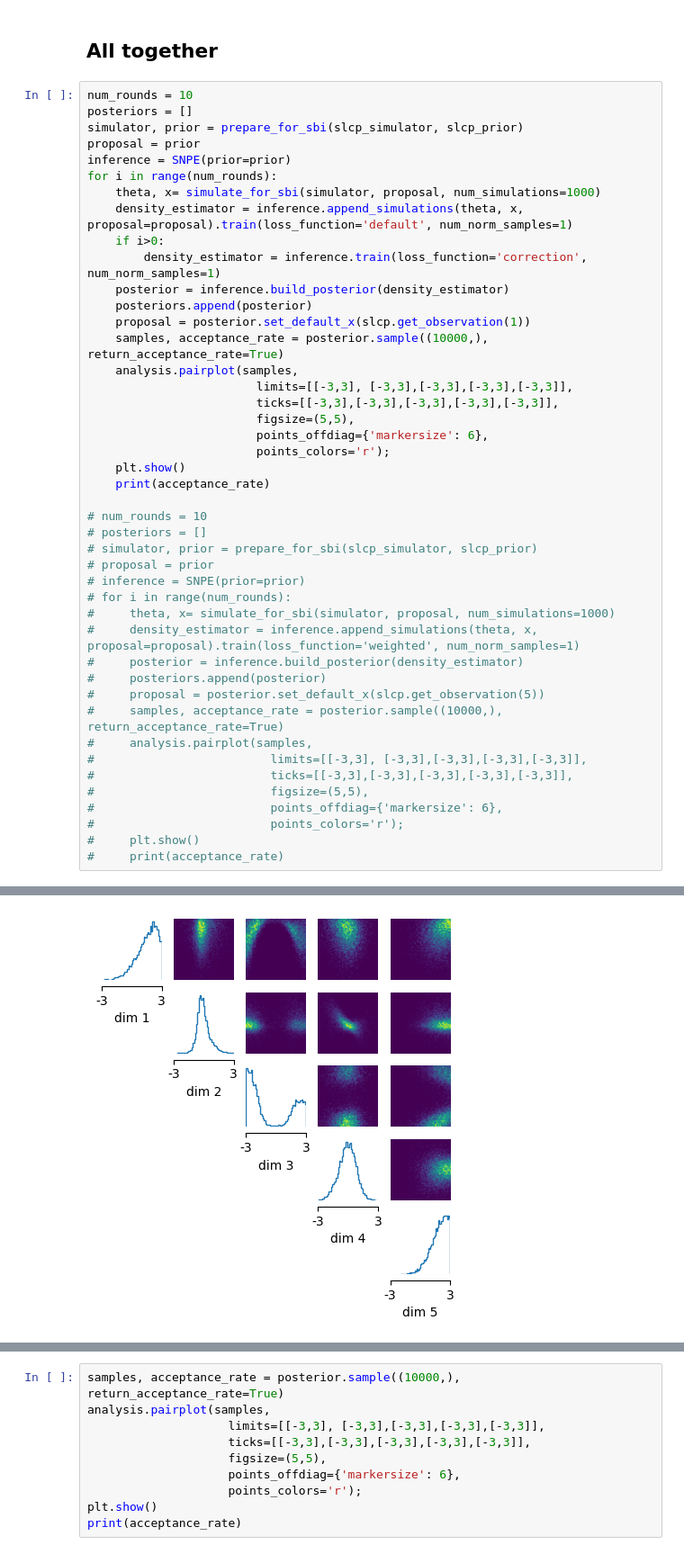
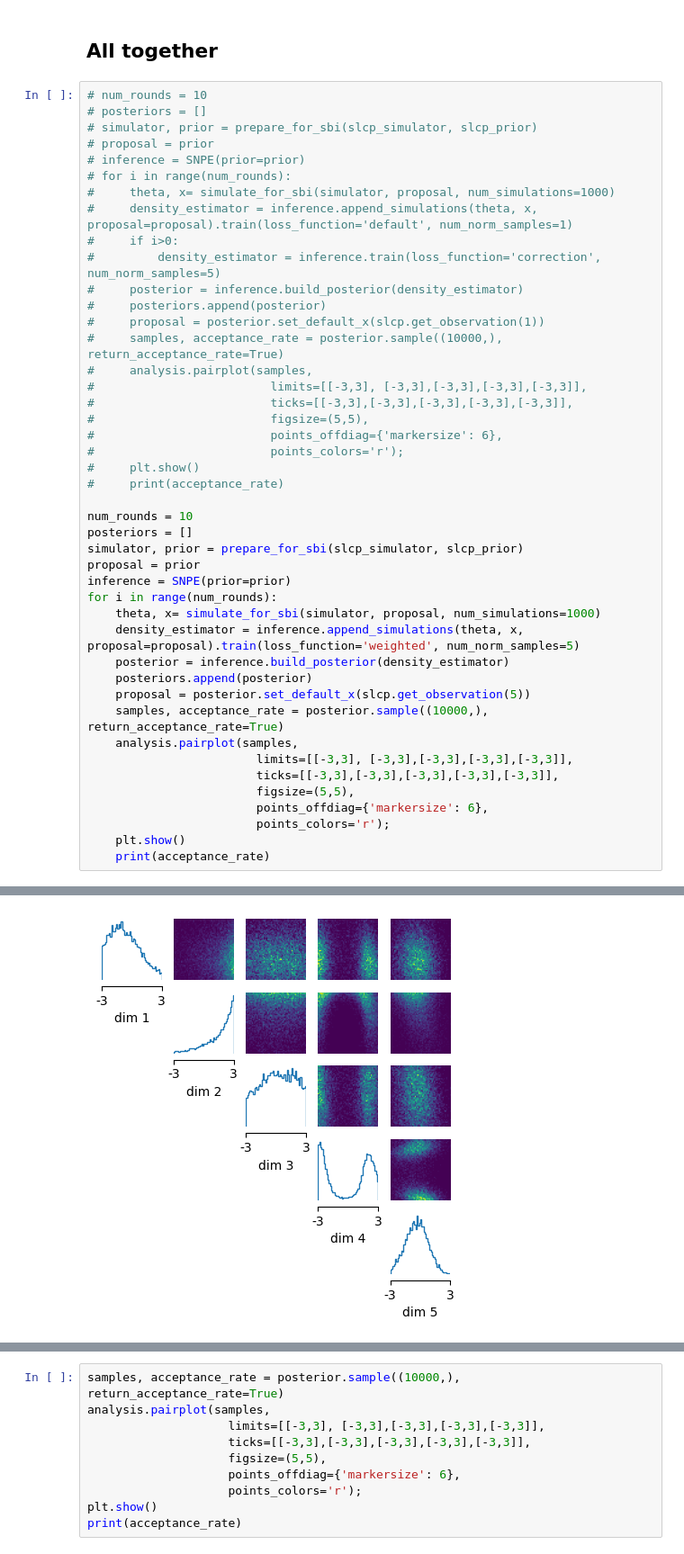
Before and after one commit to SRagy/sbi, a Jupyter notebook: Sammy_examples/Leak_tests.ipynb, the cells around one changed output, grey strips where cells are left out. Shown at 90% size. Cells and saved outputs as stored; diff of their text form.

Commit message:
Some tinkering with the correction strategy.

```diff
--- a/Sammy_examples/Leak_tests.ipynb
+++ b/Sammy_examples/Leak_tests.ipynb
@@ -213,6 +213,29 @@ tensor([-2.8824e-02, -4.7183e-03, -2.7210e-01,  0.0000e+00, -3.9873e-03,
 # %% [markdown]
 ## All together
 # %%
+# num_rounds = 10
+# posteriors = []
+# simulator, prior = prepare_for_sbi(slcp_simulator, slcp_prior)
+# proposal = prior
+# inference = SNPE(prior=prior)
+# for i in range(num_rounds):
+#     theta, x= simulate_for_sbi(simulator, proposal, num_simulations=1000)
+#     density_estimator = inference.append_simulations(theta, x, proposal=proposal).train(loss_function='default', num_norm_samples=1)
+#     if i>0:
+#         density_estimator = inference.train(loss_function='correction', num_norm_samples=5)
+#     posterior = inference.build_posterior(density_estimator)
+#     posteriors.append(posterior)
+#     proposal = posterior.set_default_x(slcp.get_observation(1))
+#     samples, acceptance_rate = posterior.sample((10000,), return_acceptance_rate=True)
+#     analysis.pairplot(samples,
+#                         limits=[[-3,3], [-3,3],[-3,3],[-3,3],[-3,3]],
+#                         ticks=[[-3,3],[-3,3],[-3,3],[-3,3],[-3,3]],
+#                         figsize=(5,5),
+#                         points_offdiag={'markersize': 6},
+#                         points_colors='r');
+#     plt.show()
+#     print(acceptance_rate)
+
 num_rounds = 10
 posteriors = []
 simulator, prior = prepare_for_sbi(slcp_simulator, slcp_prior)
@@ -220,12 +243,10 @@ proposal = prior
 inference = SNPE(prior=prior)
 for i in range(num_rounds):
     theta, x= simulate_for_sbi(simulator, proposal, num_simulations=1000)
-    density_estimator = inference.append_simulations(theta, x, proposal=proposal).train(loss_function='default', num_norm_samples=1)
-    if i>0:
-        density_estimator = inference.train(loss_function='correction', num_norm_samples=1)
+    density_estimator = inference.append_simulations(theta, x, proposal=proposal).train(loss_function='weighted', num_norm_samples=5)
     posterior = inference.build_posterior(density_estimator)
     posteriors.append(posterior)
-    proposal = posterior.set_default_x(slcp.get_observation(1))
+    proposal = posterior.set_default_x(slcp.get_observation(5))
     samples, acceptance_rate = posterior.sample((10000,), return_acceptance_rate=True)
     analysis.pairplot(samples,
                         limits=[[-3,3], [-3,3],[-3,3],[-3,3],[-3,3]],
@@ -235,25 +256,4 @@ for i in range(num_rounds):
                         points_colors='r');
     plt.show()
     print(acceptance_rate)
-
-# num_rounds = 10
-# posteriors = []
-# simulator, prior = prepare_for_sbi(slcp_simulator, slcp_prior)
-# proposal = prior
-# inference = SNPE(prior=prior)
-# for i in range(num_rounds):
-#     theta, x= simulate_for_sbi(simulator, proposal, num_simulations=1000)
-#     density_estimator = inference.append_simulations(theta, x, proposal=proposal).train(loss_function='weighted', num_norm_samples=1)
-#     posterior = inference.build_posterior(density_estimator)
-#     posteriors.append(posterior)
-#     proposal = posterior.set_default_x(slcp.get_observation(5))
-#     samples, acceptance_rate = posterior.sample((10000,), return_acceptance_rate=True)
-#     analysis.pairplot(samples,
-#                         limits=[[-3,3], [-3,3],[-3,3],[-3,3],[-3,3]],
-#                         ticks=[[-3,3],[-3,3],[-3,3],[-3,3],[-3,3]],
-#                         figsize=(5,5),
-#                         points_offdiag={'markersize': 6},
-#                         points_colors='r');
-#     plt.show()
-#     print(acceptance_rate)
 # %% [output]
@@ -266 +265 @@ Using SNPE-C with atomic loss
-[figure, old version]
+[figure, new version]
```
Also changed, not shown: parts of 10 cells of this notebook, 2 other files.
